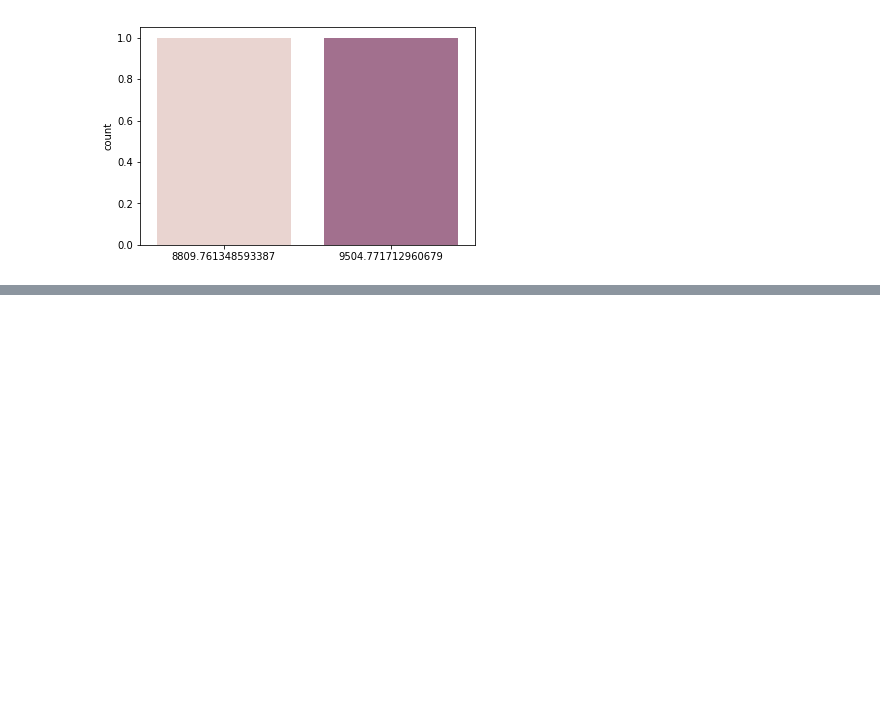
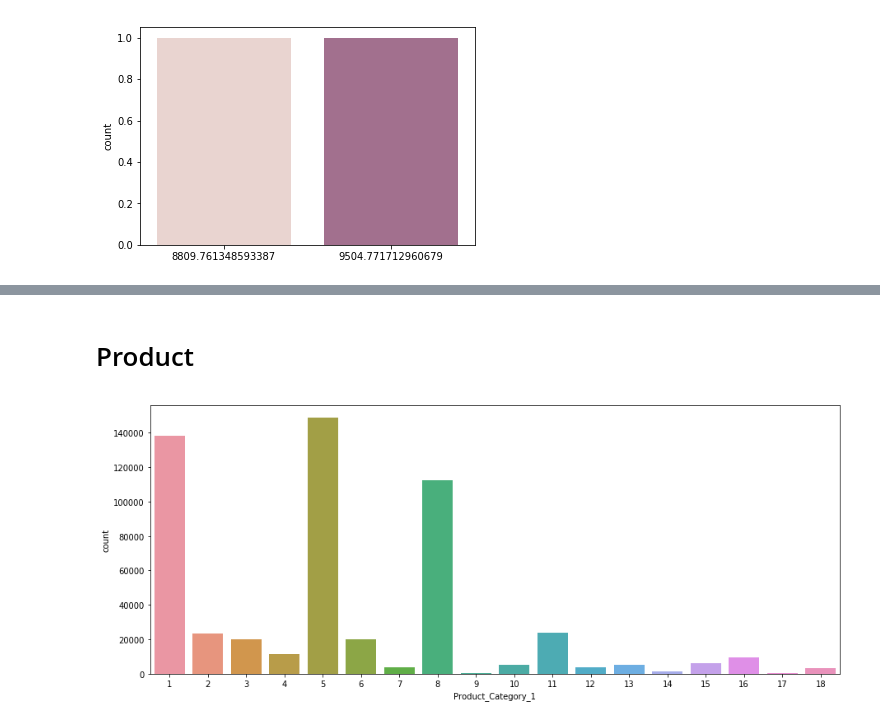
Before and after one commit to AkritiKapur/Black-Friday-Visualization, a Jupyter notebook: visualize.ipynb, the cells around one changed output, grey strips where cells are left out. Cells and saved outputs as stored; diff of their text form; code cells hidden in the pictures; blank space fills up the shorter version.

```diff
--- a/visualize.ipynb
+++ b/visualize.ipynb
@@ -28,0 +42,9 @@ sns.countplot([m_amount, f_amount], palette=sns.cubehelix_palette(3))
+# %% [markdown]
+# Product
+# %%
+# Visualize product distribution
+plt.figure(figsize=(15,6))
+sns.countplot(df['Product_Category_1'])
+plt.show()
+# %% [output]
+[figure, added]
```
Also changed, not shown: parts of 6 cells of this notebook.
